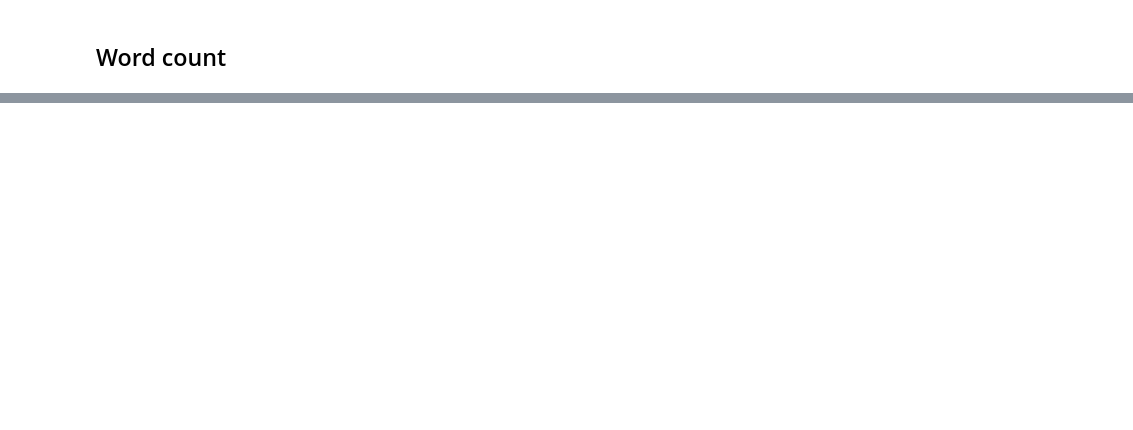
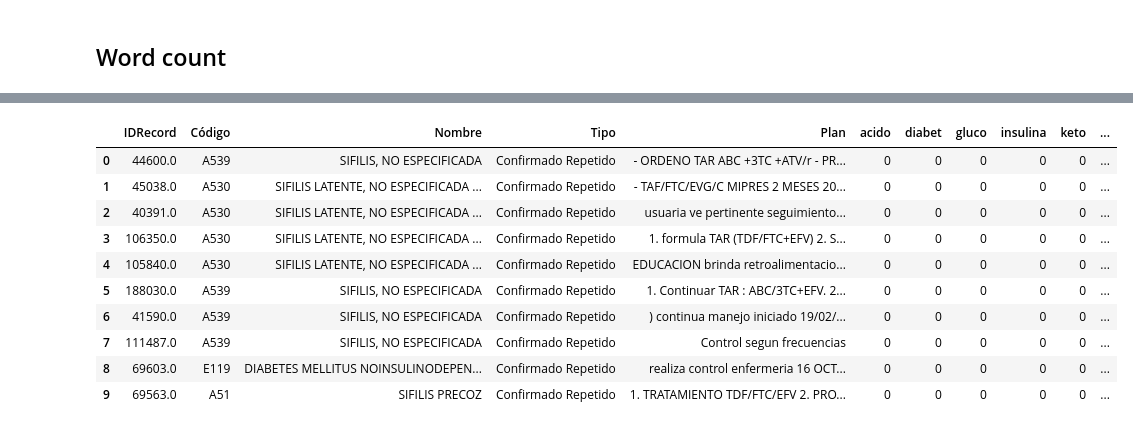
Before and after one commit to JuanGomez12/DataScience4AllProject, a Jupyter notebook: scripts/deep_EDA.ipynb, the cells around one changed output, grey strips where cells are left out. Drawn from its saved outputs; the diff is of its cells as text; code cells hidden in the pictures; blank space fills up the shorter version.

```diff
--- a/scripts/deep_EDA.ipynb
+++ b/scripts/deep_EDA.ipynb
@@ -184,0 +209,14 @@ notas_eda.sort_index(axis=1)
+# %%
+notas_eda = notas.copy()
+words_to_check = ['diabet', 'insulina', 'gluco', 'carbo', 'keto', 'acido']
+aggregate_dict = {}
+for word in words_to_check:
+    notas_eda[word] = notas_eda.Plan.str.lower().str.count(word)
+    notas_eda.loc[notas_eda[word] > 1, word] = 1
+    aggregate_dict[word] = ['sum']
+aggregate_dict['Nombre'] = ['count']
+notas_eda = notas_eda.groupby(['Nombre', 'Código'])[words_to_check + ['Nombre']].aggregate(aggregate_dict)
+
+for word in words_to_check:
+    notas_eda.loc(axis=1)[word, '%'] = (notas_eda.loc(axis=1)[word, 'sum'] / notas_eda.loc(axis=1)['Nombre', 'count'] * 100).round(2)
+notas_eda.sort_index(axis=1).sort_values(by=['Código'])
@@ -188 +242,18 @@ notas_eda.sort_index(axis=1)
 - Using 'diabet' and 'sifili' could help differentiate between the diagnoses of Diabetes and Syphilis.
+# %%
+word_count_features = ['acido', 'diabet', 'gluco', 'insulina', 'keto', r'(test.*reloj.*orden)', 'asintoma', 'preservativo', 'sable', 'sifili']
+for word in word_count_features:
+    notas[word] = notas.Plan.str.lower().str.count(word)
+notas.head(10)
+# %% [output]
+|  | IDRecord | Código | Nombre | Tipo | Plan | acido | diabet | gluco | insulina | keto | ... |
+| 0 | 44600.0 | A539 | SIFILIS, NO ESPECIFICADA | Confirmado Repetido | - ORDENO TAR ABC +3TC +ATV/r - PR... | 0 | 0 | 0 | 0 | 0 | ... |
+| 1 | 45038.0 | A530 | SIFILIS LATENTE, NO ESPECIFICADA ... | Confirmado Repetido | - TAF/FTC/EVG/C MIPRES 2 MESES 20... | 0 | 0 | 0 | 0 | 0 | ... |
+| 2 | 40391.0 | A530 | SIFILIS LATENTE, NO ESPECIFICADA ... | Confirmado Repetido | usuaria ve pertinente seguimiento... | 0 | 0 | 0 | 0 | 0 | ... |
+| 3 | 106350.0 | A530 | SIFILIS LATENTE, NO ESPECIFICADA ... | Confirmado Repetido | 1. formula TAR (TDF/FTC+EFV) 2. S... | 0 | 0 | 0 | 0 | 0 | ... |
+| 4 | 105840.0 | A530 | SIFILIS LATENTE, NO ESPECIFICADA ... | Confirmado Repetido | EDUCACION brinda retroalimentacio... | 0 | 0 | 0 | 0 | 0 | ... |
+| 5 | 188030.0 | A539 | SIFILIS, NO ESPECIFICADA | Confirmado Repetido | 1. Continuar TAR : ABC/3TC+EFV. 2... | 0 | 0 | 0 | 0 | 0 | ... |
+| 6 | 41590.0 | A539 | SIFILIS, NO ESPECIFICADA | Confirmado Repetido | ) continua manejo iniciado 19/02/... | 0 | 0 | 0 | 0 | 0 | ... |
+| 7 | 111487.0 | A539 | SIFILIS, NO ESPECIFICADA | Confirmado Repetido | Control segun frecuencias | 0 | 0 | 0 | 0 | 0 | ... |
+| 8 | 69603.0 | E119 | DIABETES MELLITUS NOINSULINODEPEN... | Confirmado Repetido | realiza control enfermeria 16 OCT... | 0 | 0 | 0 | 0 | 0 | ... |
+| 9 | 69563.0 | A51 | SIFILIS PRECOZ | Confirmado Repetido | 1. TRATAMIENTO TDF/FTC/EFV 2. PRO... | 0 | 0 | 0 | 0 | 0 | ... |
```
Also changed, not shown: parts of 10 cells of this notebook.
